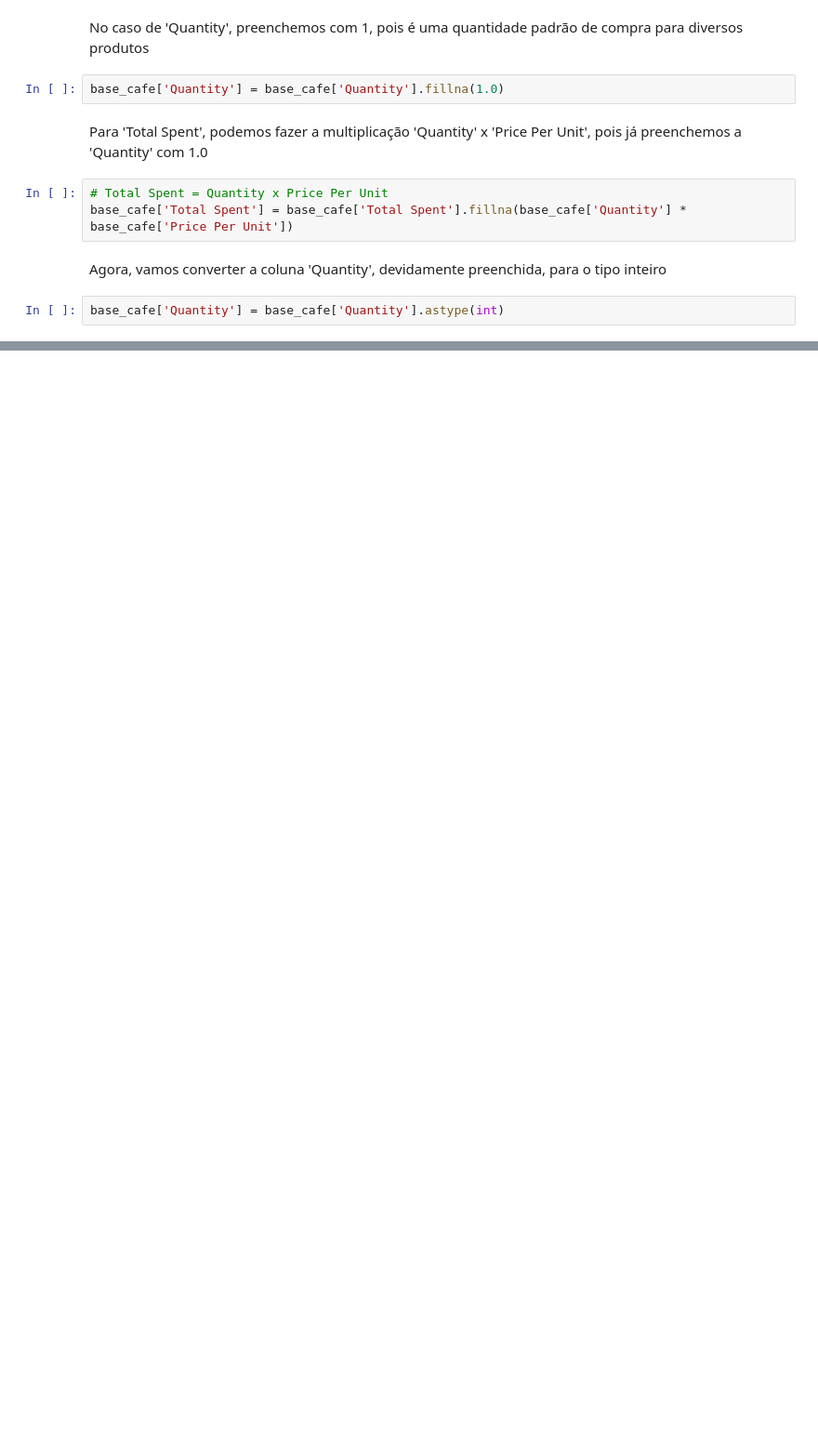
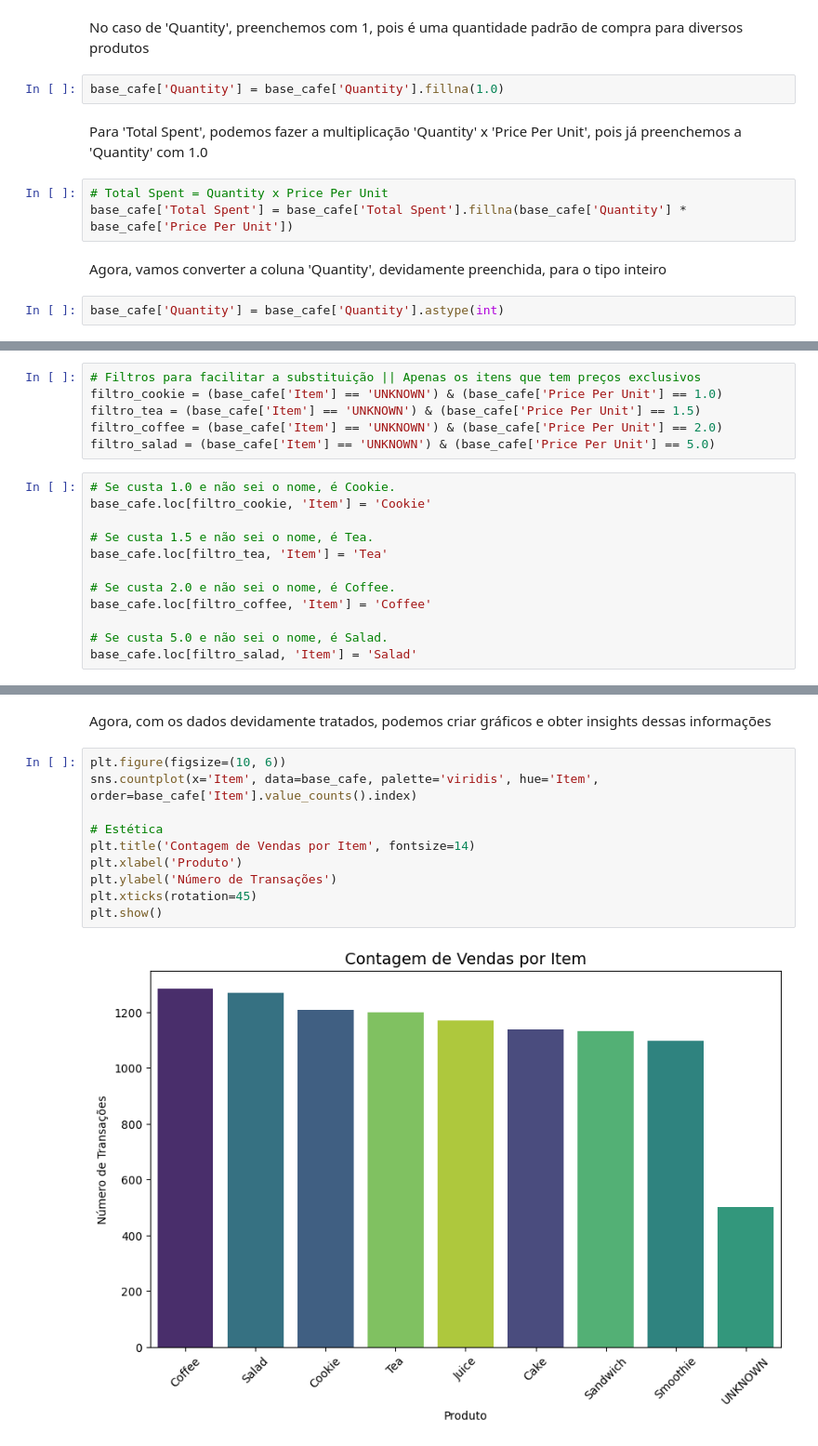
Before and after one commit to dantteroberto-draaf/CafeSales_EDA, a Jupyter notebook: notebooks/base_cafe_EDA.ipynb, the cells around one changed output, grey strips where cells are left out. Shown at 93% size. Saved outputs shown, nothing was run; the diff lists cells and outputs as text; blank space fills up the shorter version.

Commit message:
Correção final na coluna 'Item' e adição dos gráficos + insights obtidos através das análises

```diff
--- a/notebooks/base_cafe_EDA.ipynb
+++ b/notebooks/base_cafe_EDA.ipynb
@@ -357,0 +377,18 @@ base_cafe['Quantity'] = base_cafe['Quantity'].astype(int)
+# %%
+# Filtros para facilitar a substituição || Apenas os itens que tem preços exclusivos
+filtro_cookie = (base_cafe['Item'] == 'UNKNOWN') & (base_cafe['Price Per Unit'] == 1.0)
+filtro_tea = (base_cafe['Item'] == 'UNKNOWN') & (base_cafe['Price Per Unit'] == 1.5)
+filtro_coffee = (base_cafe['Item'] == 'UNKNOWN') & (base_cafe['Price Per Unit'] == 2.0)
+filtro_salad = (base_cafe['Item'] == 'UNKNOWN') & (base_cafe['Price Per Unit'] == 5.0)
+# %%
+# Se custa 1.0 e não sei o nome, é Cookie.
+base_cafe.loc[filtro_cookie, 'Item'] = 'Cookie'
+
+# Se custa 1.5 e não sei o nome, é Tea.
+base_cafe.loc[filtro_tea, 'Item'] = 'Tea'
+
+# Se custa 2.0 e não sei o nome, é Coffee.
+base_cafe.loc[filtro_coffee, 'Item'] = 'Coffee'
+
+# Se custa 5.0 e não sei o nome, é Salad.
+base_cafe.loc[filtro_salad, 'Item'] = 'Salad'
@@ -357,0 +415,14 @@ base_cafe['Quantity'] = base_cafe['Quantity'].astype(int)
+# %% [markdown]
+Agora, com os dados devidamente tratados, podemos criar gráficos e obter insights dessas informações
+# %%
+plt.figure(figsize=(10, 6))
+sns.countplot(x='Item', data=base_cafe, palette='viridis', hue='Item',  order=base_cafe['Item'].value_counts().index)
+
+# Estética
+plt.title('Contagem de Vendas por Item', fontsize=14)
+plt.xlabel('Produto')
+plt.ylabel('Número de Transações')
+plt.xticks(rotation=45)
+plt.show()
+# %% [output]
+[figure, added]
```
Also changed, not shown: parts of 20 cells of this notebook.
